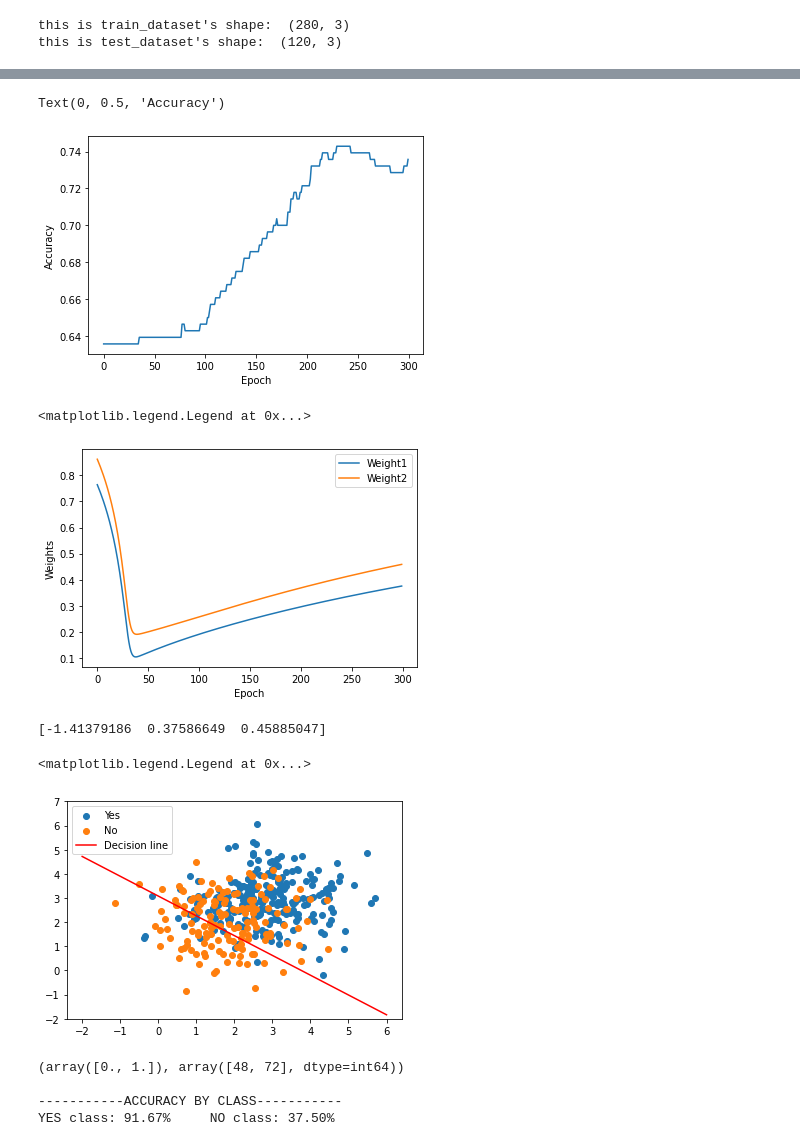
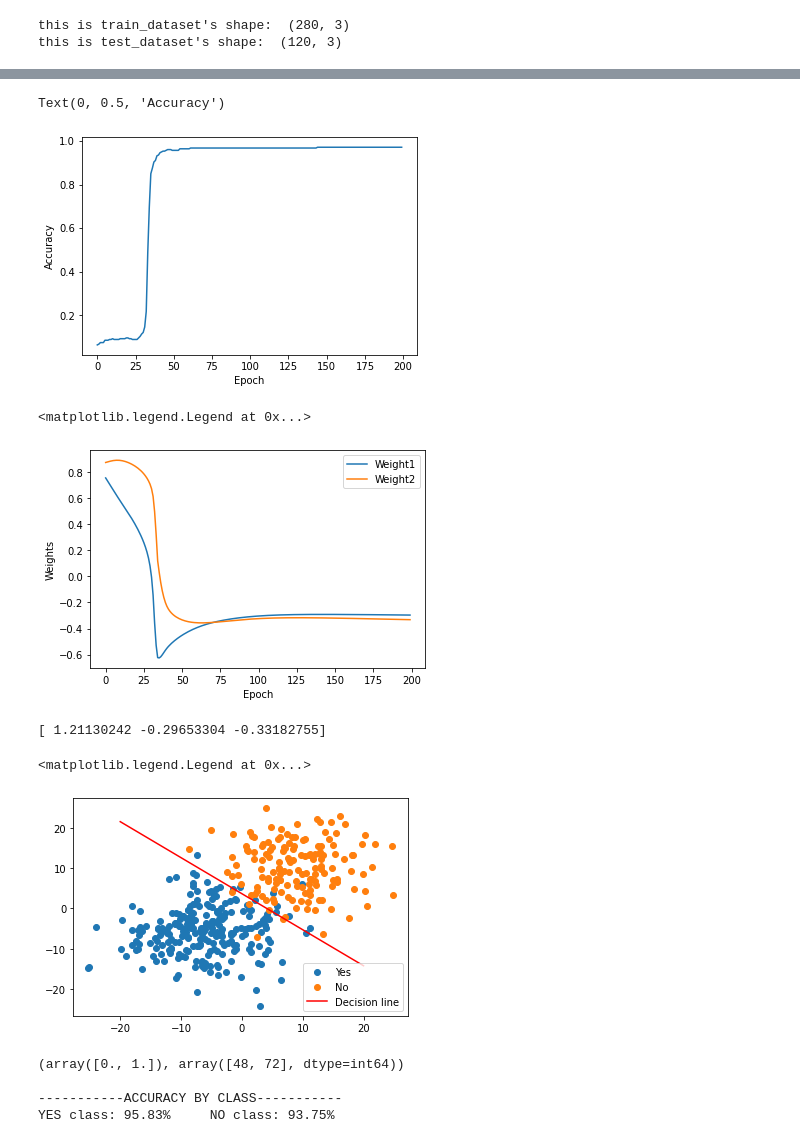
Before and after one commit to Fiquee/NeuralComputing, a Jupyter notebook: PerceptronAssignment_SGD_and_BGDMiniBGD_question_2021_22.ipynb, the cells around one changed output, grey strips where cells are left out. Drawn from its saved outputs; the diff is of its cells as text; code cells hidden in the pictures.

```diff
--- a/PerceptronAssignment_SGD_and_BGDMiniBGD_question_2021_22.ipynb
+++ b/PerceptronAssignment_SGD_and_BGDMiniBGD_question_2021_22.ipynb
@@ -656,11 +656,11 @@ Compute the algorithm chosen in step 1 and show the figure results (error, accur
 # %%
 np.random.seed(14) # to get a specific random list of values
 
-yes_j = np.random.normal(3,1,250) #mean,std,samples
-yes_m = np.random.normal(3,1,250)
+yes_j = np.random.normal(-5,6,250) #mean,std,samples
+yes_m = np.random.normal(-5,6,250)
 
-no_j = np.random.normal(2,1,150)
-no_m = np.random.normal(2,1,150)
+no_j = np.random.normal(10,6,150)
+no_m = np.random.normal(10,6,150)
 
 
 plt.scatter(yes_m,yes_j)
@@ -750,6 +750,6 @@ print("this is test_dataset's shape: ", test_dataset.shape)
 this is train_dataset's shape:  (280, 3)
 this is test_dataset's shape:  (120, 3)
 # %%
-error_history, accuracy_history, weight_history = BGD(train_dataset, learning_rate=0.001, epoch=300,seed=14)
+error_history, accuracy_history, weight_history = BGD(train_dataset, learning_rate=0.001, epoch=200,seed=14)
 # %% [output]
 Epoch: 0
@@ -782,7 +782,7 @@ plt.xlabel('Epoch')
 plt.ylabel('Accuracy')
 # %% [output]
 Text(0, 0.5, 'Accuracy')
-[figure, old version]
+[figure, new version]
 # %%
 weight_history = np.array(weight_history)
 plt.plot(weight_history[:,1:])
@@ -791,25 +791,25 @@ plt.ylabel('Weights')
 plt.legend(['Weight1','Weight2'])
 # %% [output]
 <matplotlib.legend.Legend at 0x...>
-[figure, old version]
+[figure, new version]
 # %%
 weight = weight_history[-1]
 print(weight)
 
 
 plt.scatter(Y_data[:,0],Y_data[:,1])
 plt.scatter(N_data[:,0],N_data[:,1])
 
-x = np.linspace(-2, 6, 50)
+x = np.linspace(-20, 20, 50)
 y = -(weight[0] + weight[1]*x)/weight[2]
 plt.plot(x, y, 'red')
 
-plt.ylim(-2,7)
+# plt.ylim(-1,7)
 plt.legend(['Yes', 'No', 'Decision line'])
 # %% [output]
-[-1.41379186  0.37586649  0.45885047]
+[ 1.21130242 -0.29653304 -0.33182755]
 <matplotlib.legend.Legend at 0x...>
-[figure, old version]
+[figure, new version]
 # %%
 '''Using test dataset (after splitting) to evaluate'''
 label = np.unique(test_dataset[:,-1:], return_counts=True)
@@ -846,4 +846,4 @@ print(f'YES class: {yesclass}%     NO class: {noclass}%')
 (array([0., 1.]), array([48, 72], dtype=int64))
 
 -----------ACCURACY BY CLASS-----------
-YES class: 91.67%     NO class: 37.50%
+YES class: 95.83%     NO class: 93.75%
```
Also changed, not shown: parts of 6 cells of this notebook.
